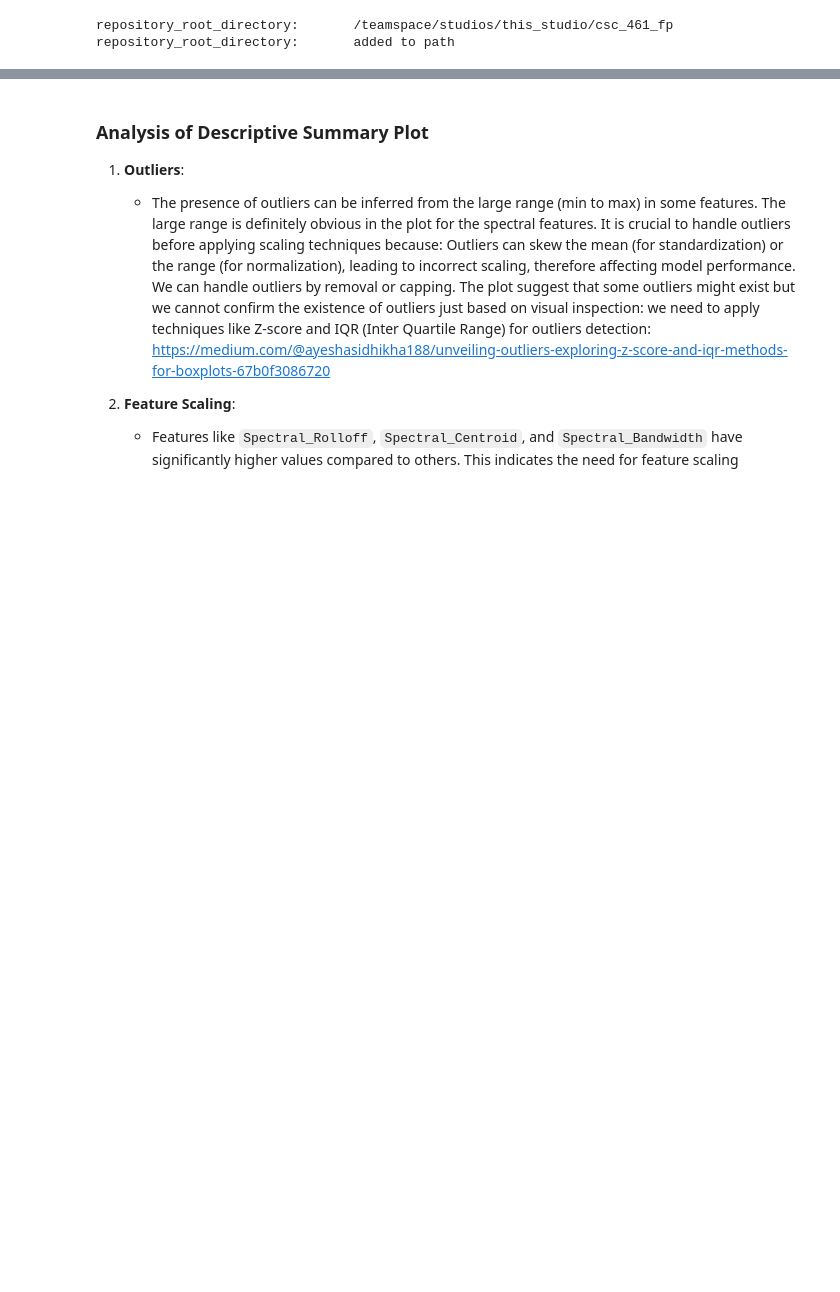
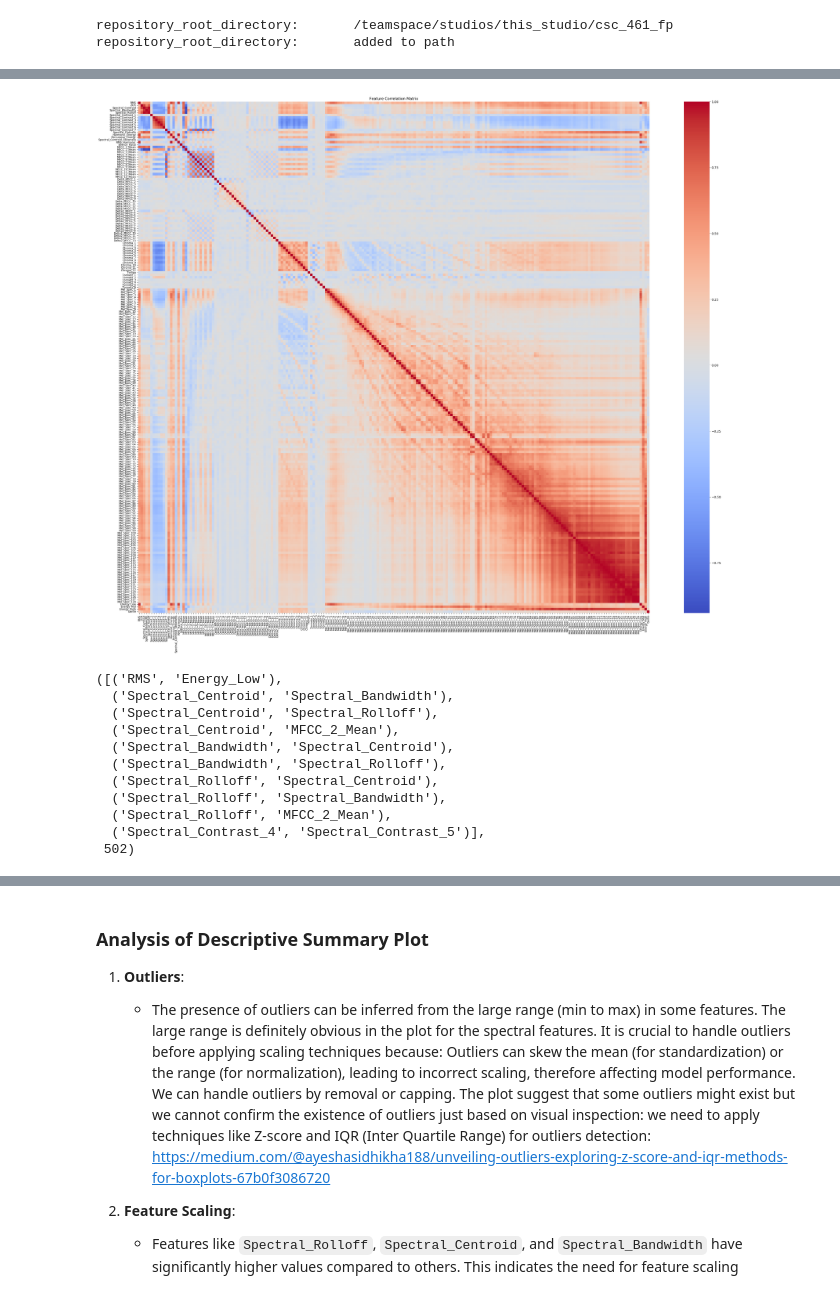
Before and after one commit to thiernohgradiagram/csc_461_fp, a Jupyter notebook: notebooks/_04_exploratory_data_analysis.ipynb, the cells around one changed output, grey strips where cells are left out. Cells and saved outputs as stored; diff of their text form; code cells hidden in the pictures; blank space fills up the shorter version.

```diff
--- a/notebooks/_04_exploratory_data_analysis.ipynb
+++ b/notebooks/_04_exploratory_data_analysis.ipynb
@@ -40,0 +38,40 @@ sheet_data.head()                                                   # Display th
+# %%
+import matplotlib.pyplot as plt
+import seaborn as sns
+
+# # store the genre labels in a separate variable
+# genre_labels = sheet_data['Genre']
+
+# Calculate the correlation matrix for feature evaluation
+#correlation_matrix = sheet_data.iloc[:, :-1].corr()
+correlation_matrix = sheet_data.corr()
+
+# Identify highly correlated features (correlation > 0.9)
+high_corr_pairs = [(i, j) for i in correlation_matrix.columns for j in correlation_matrix.columns
+                   if i != j and abs(correlation_matrix.loc[i, j]) > 0.9]
+
+# Visualize the correlation matrix to understand feature relationships
+plt.figure(figsize=(40, 30))
+sns.heatmap(correlation_matrix, cmap='coolwarm', cbar=True, square=True, annot=False,
+            xticklabels=correlation_matrix.columns, yticklabels=correlation_matrix.columns)
+plt.xticks(rotation=90, fontsize=8.5)
+plt.yticks(fontsize=8.5)
+plt.title('Feature Correlation Matrix')
+# add the index of the features to the x and y axis
+plt.show()
+
+# Display summary of highly correlated features
+high_corr_pairs[:10], len(high_corr_pairs)  # Display the first 10 pairs and total count of highly correlated features
+# %% [output]
+[figure, added]
+([('RMS', 'Energy_Low'),
+  ('Spectral_Centroid', 'Spectral_Bandwidth'),
+  ('Spectral_Centroid', 'Spectral_Rolloff'),
+  ('Spectral_Centroid', 'MFCC_2_Mean'),
+  ('Spectral_Bandwidth', 'Spectral_Centroid'),
+  ('Spectral_Bandwidth', 'Spectral_Rolloff'),
+  ('Spectral_Rolloff', 'Spectral_Centroid'),
+  ('Spectral_Rolloff', 'Spectral_Bandwidth'),
+  ('Spectral_Rolloff', 'MFCC_2_Mean'),
+  ('Spectral_Contrast_4', 'Spectral_Contrast_5')],
+ 502)
```
Also changed, not shown: parts of 9 cells of this notebook, 10 other files.
